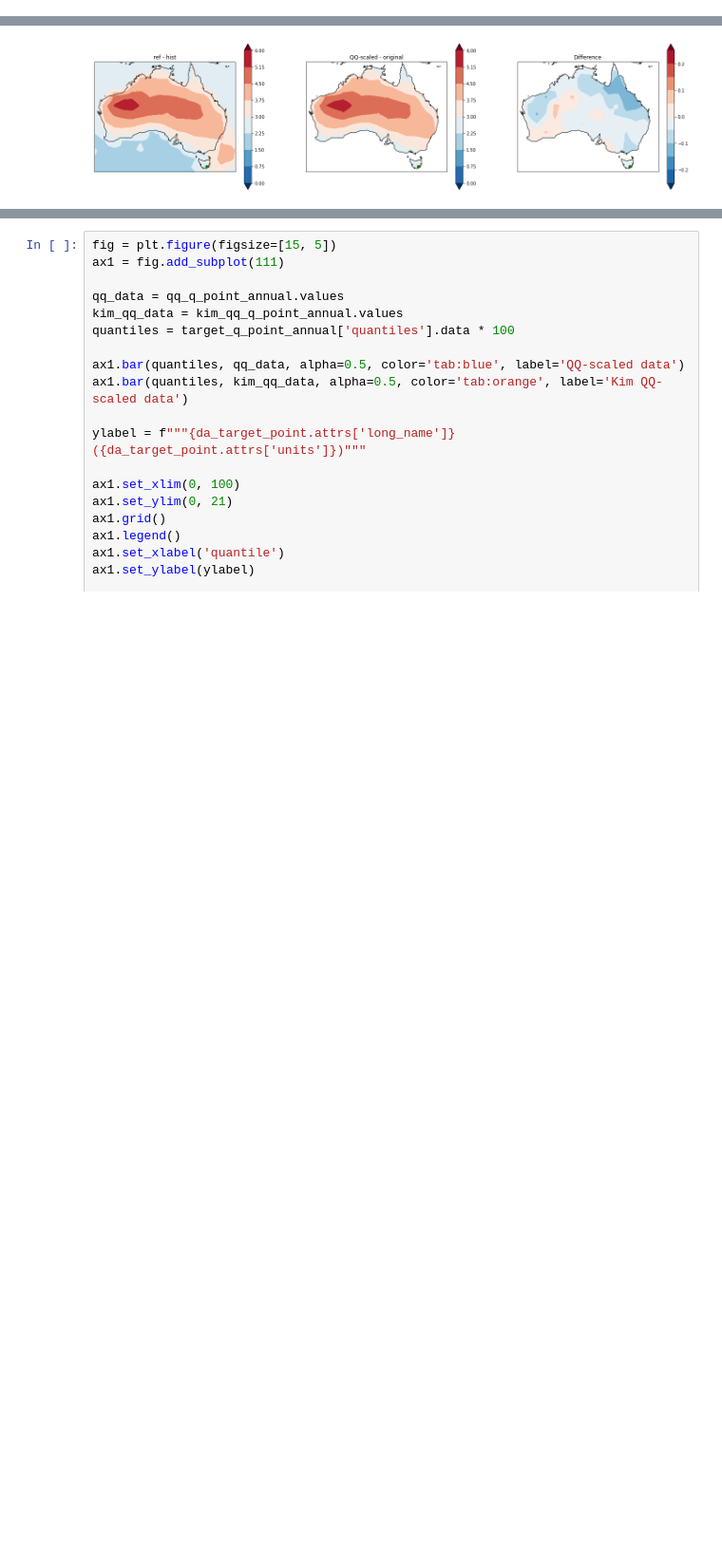
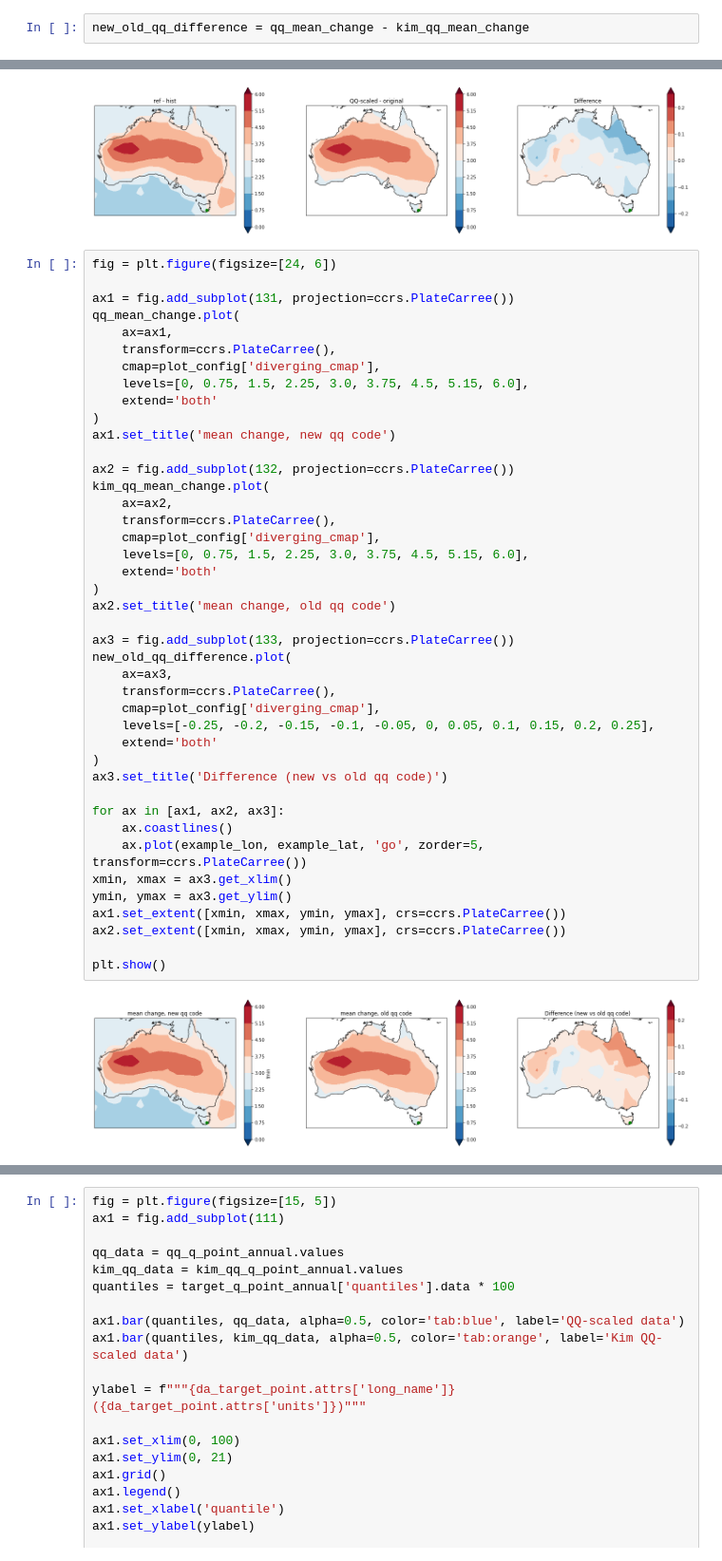
Before and after one commit to AusClimateService/qq-workflows, a Jupyter notebook: cmip5/tasmin-comparison.ipynb, the cells around one changed output, grey strips where cells are left out. Shown at 95% size. Saved outputs shown, nothing was run; the diff lists cells and outputs as text; blank space fills up the shorter version.

```diff
--- a/cmip5/tasmin-comparison.ipynb
+++ b/cmip5/tasmin-comparison.ipynb
@@ -307,5 +307,7 @@ kim_qq_mean_change = kim_qq_mean_change.compute()
 # %%
 kim_difference = kim_qq_mean_change - hist_ref_mean_diff
+# %%
+new_old_qq_difference = qq_mean_change - kim_qq_mean_change
 # %%
 fig = plt.figure(figsize=[24, 6])
 
@@ -394,6 +396,50 @@ ax2.set_extent([xmin, xmax, ymin, ymax], crs=ccrs.PlateCarree())
 plt.show()
 # %% [output]
 [figure]
+# %%
+fig = plt.figure(figsize=[24, 6])
+
+ax1 = fig.add_subplot(131, projection=ccrs.PlateCarree())
+qq_mean_change.plot(
+    ax=ax1,
+    transform=ccrs.PlateCarree(),
+    cmap=plot_config['diverging_cmap'],
+    levels=[0, 0.75, 1.5, 2.25, 3.0, 3.75, 4.5, 5.15, 6.0],
+    extend='both'
+)
+ax1.set_title('mean change, new qq code')
+
+ax2 = fig.add_subplot(132, projection=ccrs.PlateCarree())
+kim_qq_mean_change.plot(
+    ax=ax2,
+    transform=ccrs.PlateCarree(),
+    cmap=plot_config['diverging_cmap'],
+    levels=[0, 0.75, 1.5, 2.25, 3.0, 3.75, 4.5, 5.15, 6.0],
+    extend='both'
+)
+ax2.set_title('mean change, old qq code')
+
+ax3 = fig.add_subplot(133, projection=ccrs.PlateCarree())
+new_old_qq_difference.plot(
+    ax=ax3,
+    transform=ccrs.PlateCarree(),
+    cmap=plot_config['diverging_cmap'],
+    levels=[-0.25, -0.2, -0.15, -0.1, -0.05, 0, 0.05, 0.1, 0.15, 0.2, 0.25],
+    extend='both'
+)
+ax3.set_title('Difference (new vs old qq code)')
+
+for ax in [ax1, ax2, ax3]:
+    ax.coastlines()
+    ax.plot(example_lon, example_lat, 'go', zorder=5, transform=ccrs.PlateCarree())
+xmin, xmax = ax3.get_xlim()
+ymin, ymax = ax3.get_ylim()
+ax1.set_extent([xmin, xmax, ymin, ymax], crs=ccrs.PlateCarree())
+ax2.set_extent([xmin, xmax, ymin, ymax], crs=ccrs.PlateCarree())
+
+plt.show()
+# %% [output]
+[figure, added]
 # %%
 fig = plt.figure(figsize=[10, 6])
 
```
Also changed, not shown: parts of 4 cells of this notebook, 2 other files.
